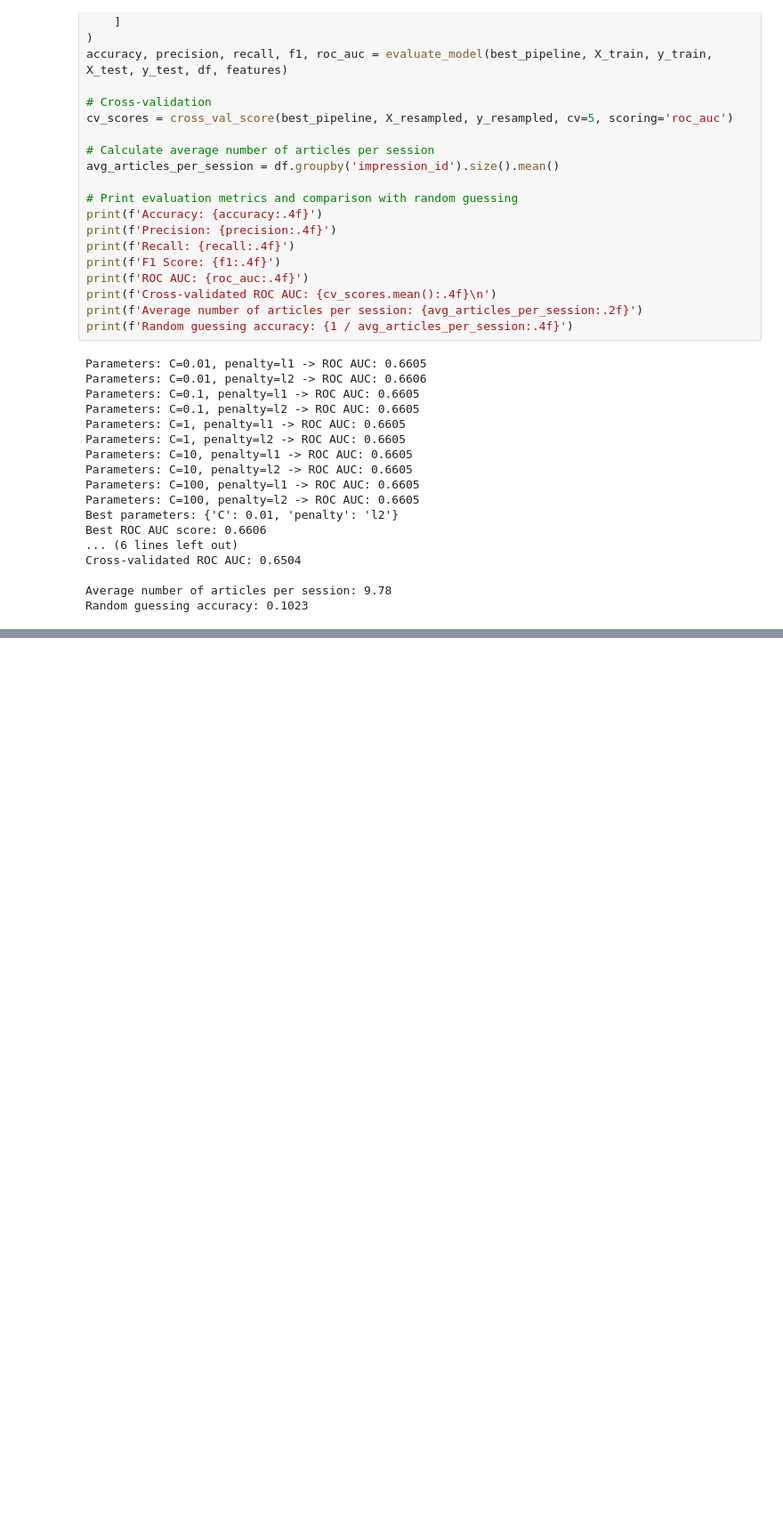
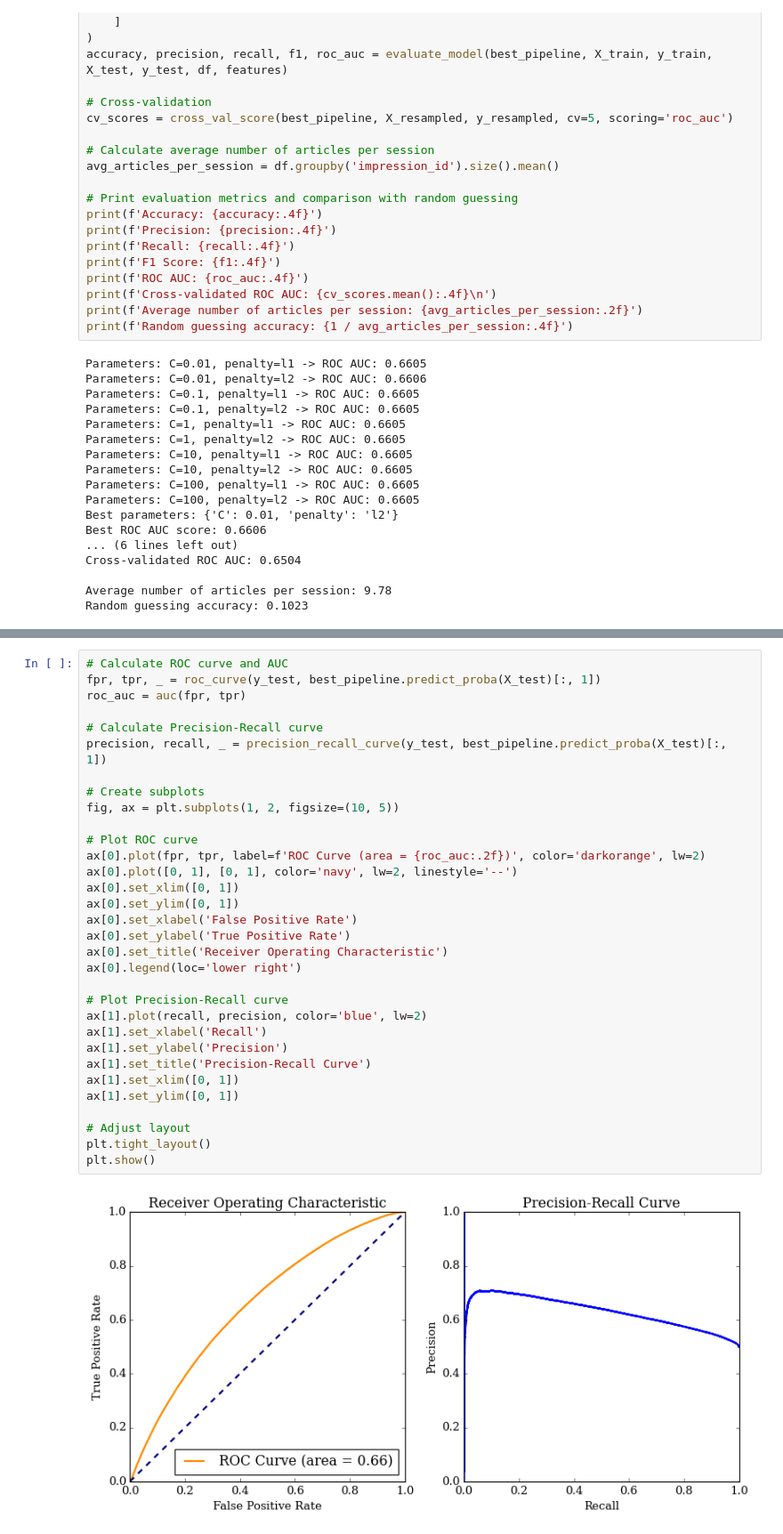
Before and after one commit to oskarhibbert/02456, a Jupyter notebook: logistic_regression.ipynb, the cells around one changed output, grey strips where cells are left out. Shown: that part at 89% size. Cells and saved outputs as stored; diff of their text form; blank space fills up the shorter version.

```diff
--- a/logistic_regression.ipynb
+++ b/logistic_regression.ipynb
@@ -245,3 +245,37 @@ The model's accuracy (16.26%) is better than random guessing (10.23%), indicatin
 The ROC AUC score (66.06%) shows the model is better than random at distinguishing clicked articles.
 
 Precision, recall, and F1 scores are low, suggesting room for improvement through better features, more complex models, hyperparameter tuning, and data augmentation.
+# %%
+# Calculate ROC curve and AUC
+fpr, tpr, _ = roc_curve(y_test, best_pipeline.predict_proba(X_test)[:, 1])
+roc_auc = auc(fpr, tpr)
+
+# Calculate Precision-Recall curve
+precision, recall, _ = precision_recall_curve(y_test, best_pipeline.predict_proba(X_test)[:, 1])
+
+# Create subplots
+fig, ax = plt.subplots(1, 2, figsize=(10, 5))
+
+# Plot ROC curve
+ax[0].plot(fpr, tpr, label=f'ROC Curve (area = {roc_auc:.2f})', color='darkorange', lw=2)
+ax[0].plot([0, 1], [0, 1], color='navy', lw=2, linestyle='--')
+ax[0].set_xlim([0, 1])
+ax[0].set_ylim([0, 1])
+ax[0].set_xlabel('False Positive Rate')
+ax[0].set_ylabel('True Positive Rate')
+ax[0].set_title('Receiver Operating Characteristic')
+ax[0].legend(loc='lower right')
+
+# Plot Precision-Recall curve
+ax[1].plot(recall, precision, color='blue', lw=2)
+ax[1].set_xlabel('Recall')
+ax[1].set_ylabel('Precision')
+ax[1].set_title('Precision-Recall Curve')
+ax[1].set_xlim([0, 1])
+ax[1].set_ylim([0, 1])
+
+# Adjust layout
+plt.tight_layout()
+plt.show()
+# %% [output]
+[figure, added]
```
Also changed, not shown: parts of 2 cells of this notebook, 2 other files.
